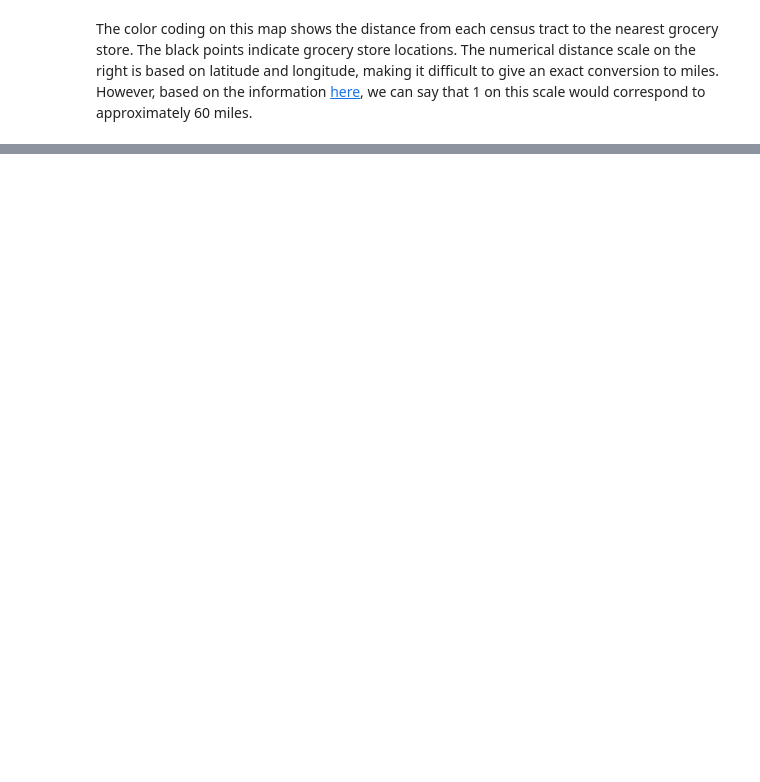
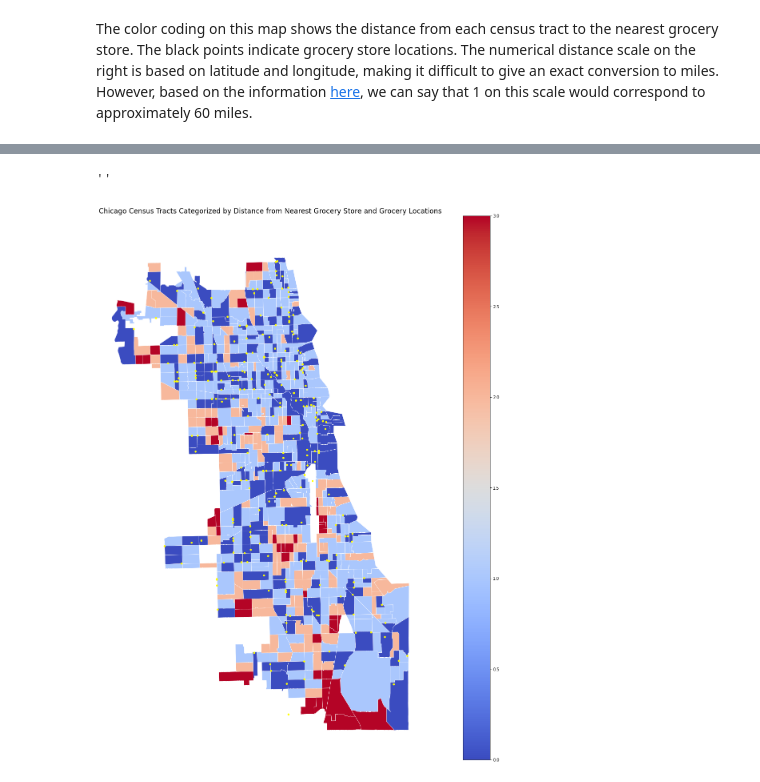
Before and after one commit to kathysimon99/food_deserts_chicago, a Jupyter notebook: create_visuals_geopandas.ipynb, the cells around one changed output, grey strips where cells are left out. Saved outputs shown, nothing was run; the diff lists cells and outputs as text; code cells hidden in the pictures; blank space fills up the shorter version.

```diff
--- a/create_visuals_geopandas.ipynb
+++ b/create_visuals_geopandas.ipynb
@@ -245,0 +253,12 @@ The color coding on this map shows the distance from each census tract to the ne
+# %%
+def categorize_distance(distance):
+    if distance == 0:
+        return 0
+    elif distance < .005:
+        return 1
+    elif distance < .01:
+        return 2
+    else:
+        return 3
+
+food_obesity_geo['dist_cat'] = food_obesity_geo['min_dist_to_store'].apply(categorize_distance)
@@ -245,0 +275,23 @@ The color coding on this map shows the distance from each census tract to the ne
+# %%
+ax = gplt.choropleth(
+    food_obesity_geo,
+    hue = 'dist_cat',
+    projection = gcrs.AlbersEqualArea(),
+    figsize = (25,25),
+    legend = True,
+    cmap = 'coolwarm',linewidth = 0.5, edgecolor = 'white'
+)
+
+gplt.pointplot(
+    grocery_geo, # includes more data than on food data; need to merge it down.
+    color = 'yellow',
+    ax = ax,
+    s = 4,
+    zorder = 2,
+)
+
+ax.set_title('Chicago Census Tracts Categorized by Distance from Nearest Grocery Store and Grocery Locations', fontsize='xx-large')
+;
+# %% [output]
+''
+[figure, added]
```
Also changed, not shown: parts of 33 cells of this notebook, 1 other file.
